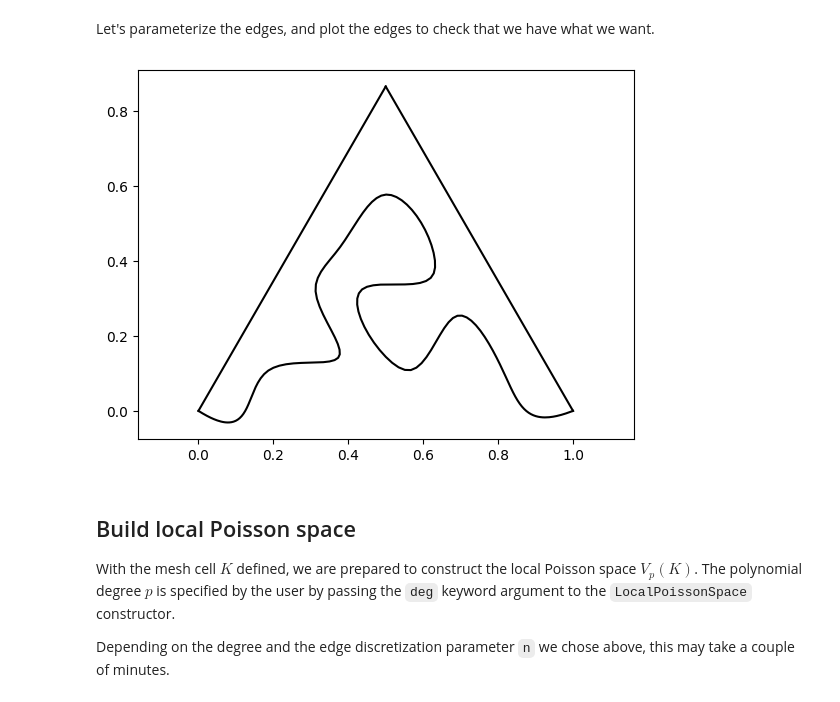
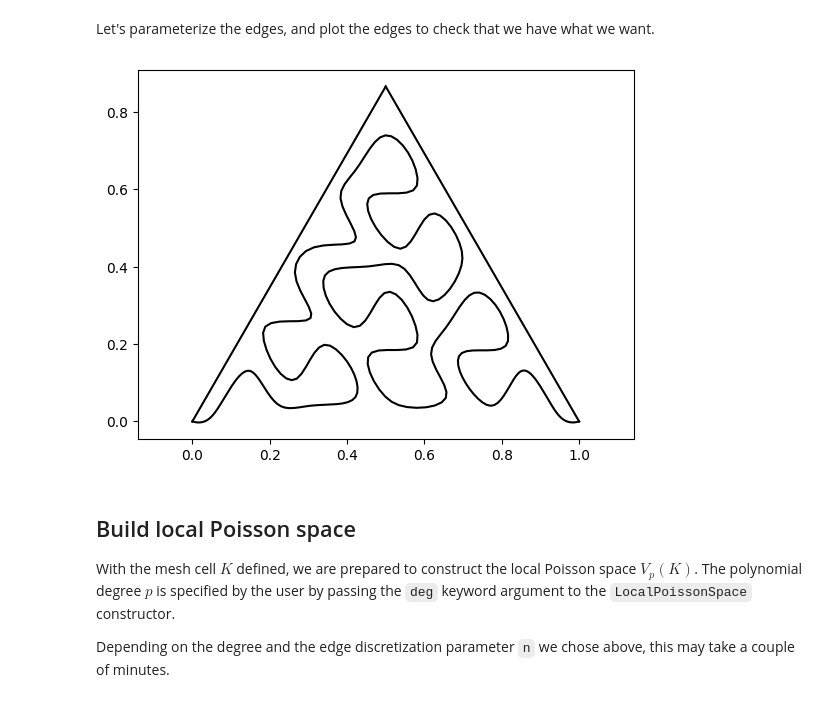
Before and after one commit to samreynoldsmath/PuncturedFEM, a Jupyter notebook: examples/Spacefilling.ipynb, the cells around one changed output. Drawn from its saved outputs; the diff is of its cells as text; code cells hidden in the pictures.

```diff
--- a/examples/Spacefilling.ipynb
+++ b/examples/Spacefilling.ipynb
@@ -29,7 +29,7 @@ def SFC(A,B,C,n,p):
         case 3:
             return SFC((A+C)/2,(B+C)/2,C,n,p-1)
 
-family_param=1
+family_param=2
 idxs=np.arange(3*4**family_param)
 A=np.array([0,0])
 B=np.array([1.0/2,np.sqrt(3)/2])
@@ -68,11 +68,11 @@ spline
 Let's parameterize the edges, and plot the edges to check that we have what we
 want.
 # %%
-quad_dict = pf.get_quad_dict(n=128,p=7)
+quad_dict = pf.get_quad_dict(n=256,p=7)
 K.parameterize(quad_dict)
 pf.plot.MeshPlot(K.get_edges()).draw()
 # %% [output]
-[figure, old version]
+[figure, new version]
 # %% [markdown]
 ## Build local Poisson space
 With the mesh cell $K$ defined, we are prepared to construct the local Poisson
```
Also changed, not shown: parts of 3 cells of this notebook.
